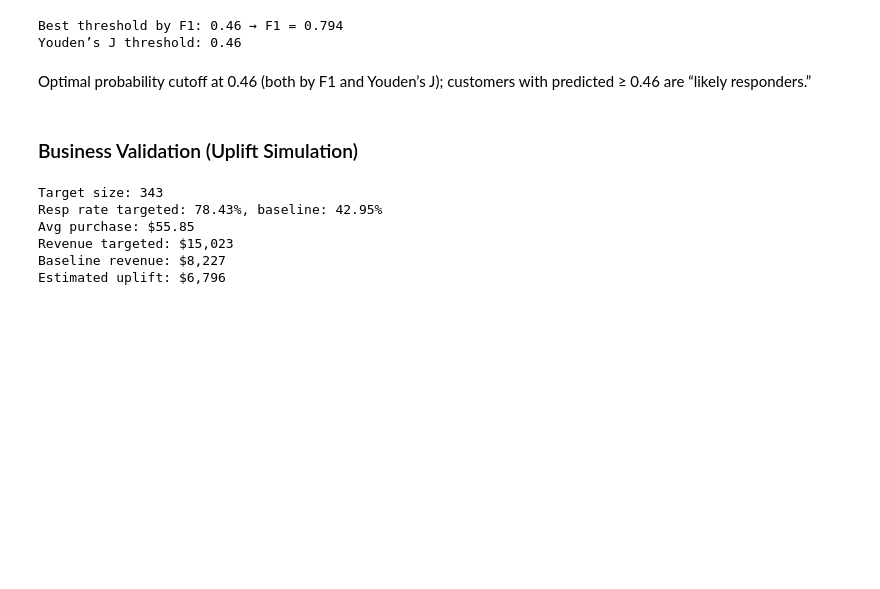
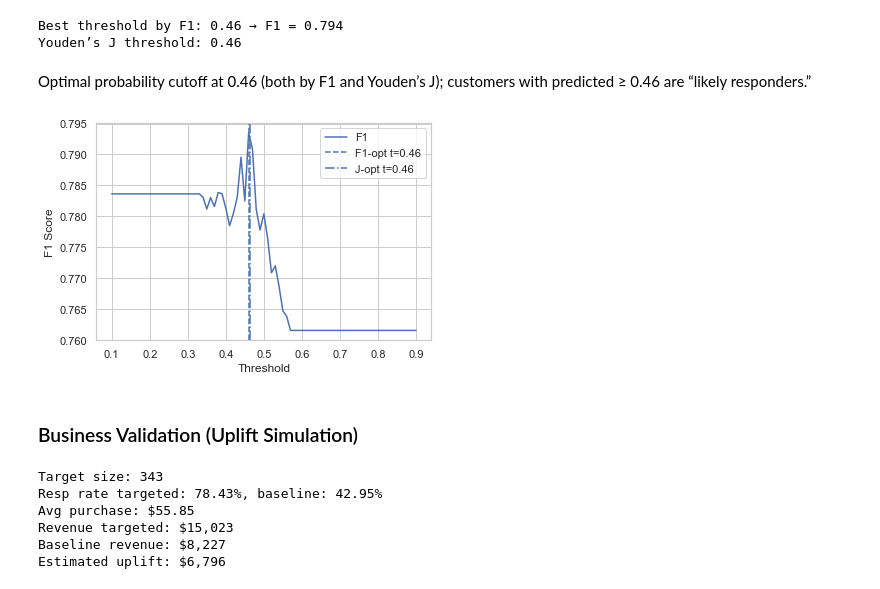
Before and after one commit to mandele1999/marketing-analytics, a Jupyter notebook: index.ipynb, the cells around one changed output. Saved outputs shown, nothing was run; the diff lists cells and outputs as text; code cells hidden in the pictures; blank space fills up the shorter version.

```diff
--- a/index.ipynb
+++ b/index.ipynb
@@ -591,6 +611,21 @@ Best threshold by F1: 0.46 → F1 = 0.794
 Youden’s J threshold: 0.46
 # %% [markdown]
 Optimal probability cutoff at 0.46 (both by F1 and Youden’s J); customers with predicted ≥ 0.46 are “likely responders.”
+# %%
+import matplotlib.pyplot as plt
+
+best_thresh_f1 = thresholds[best_idx]
+best_thresh_j = youden_thresh
+# F1 vs threshold
+plt.plot(thresholds, f1s, label="F1")
+plt.axvline(best_thresh_f1, linestyle='--', label=f"F1-opt t={best_thresh_f1:.2f}")
+plt.axvline(best_thresh_j, linestyle='-.', label=f"J-opt t={best_thresh_j:.2f}")
+plt.xlabel("Threshold")
+plt.ylabel("F1 Score")
+plt.legend()
+plt.show()
+# %% [output]
+[figure, added]
 # %% [markdown]
 ### Business Validation (Uplift Simulation)
 # %%
```
Also changed, not shown: parts of 2 cells of this notebook.
